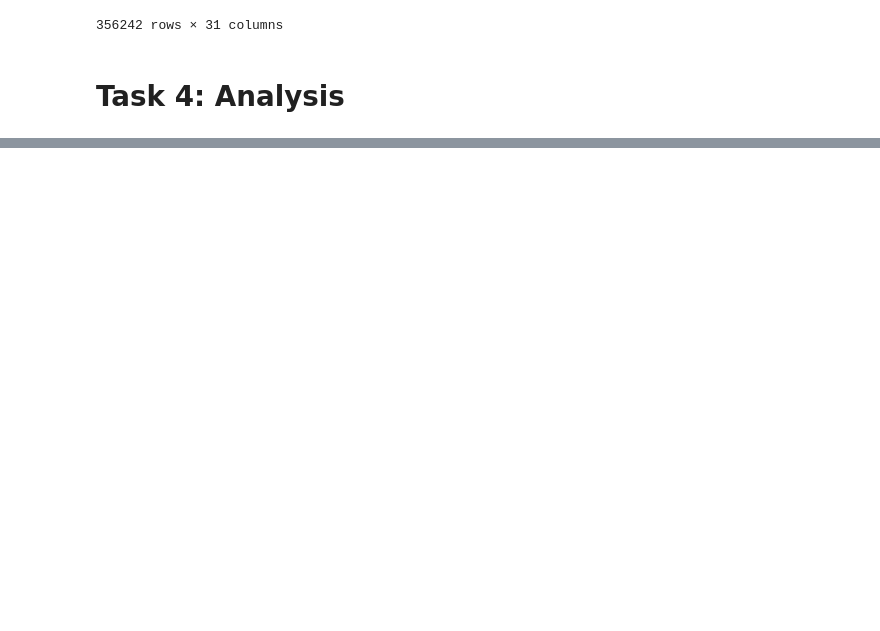
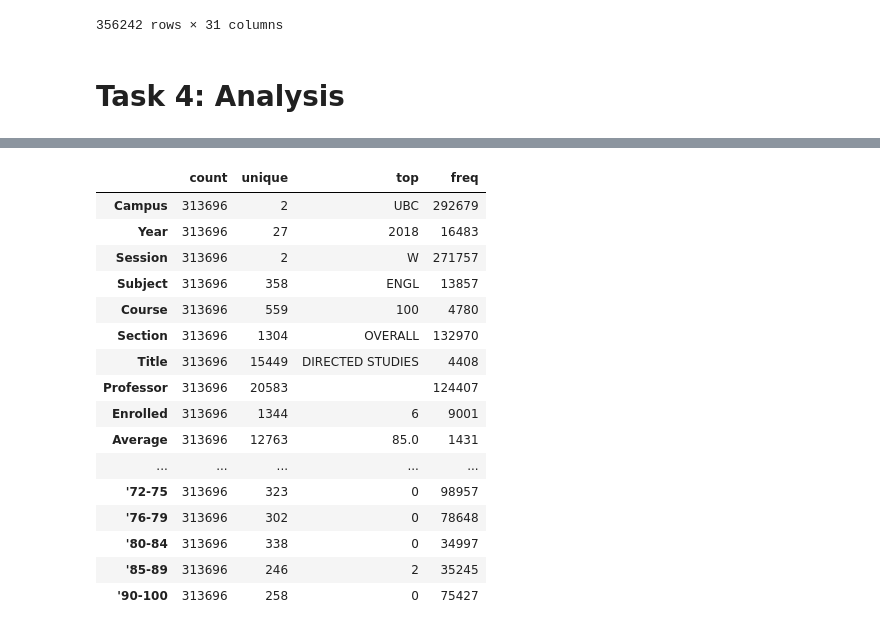
Before and after one commit to ubco-W2022T1-cosc301/project-group27, a Jupyter notebook: notebooks/analysis1.ipynb, the cells around one changed output, grey strips where cells are left out. Saved outputs shown, nothing was run; the diff lists cells and outputs as text; code cells hidden in the pictures; blank space fills up the shorter version.

```diff
--- a/notebooks/analysis1.ipynb
+++ b/notebooks/analysis1.ipynb
@@ -235,0 +291,20 @@ clean_data
+# %%
+cd.describe().T
+# %% [output]
+|  | count | unique | top | freq |
+| Campus | 313696 | 2 | UBC | 292679 |
+| Year | 313696 | 27 | 2018 | 16483 |
+| Session | 313696 | 2 | W | 271757 |
+| Subject | 313696 | 358 | ENGL | 13857 |
+| Course | 313696 | 559 | 100 | 4780 |
+| Section | 313696 | 1304 | OVERALL | 132970 |
+| Title | 313696 | 15449 | DIRECTED STUDIES | 4408 |
+| Professor | 313696 | 20583 |  | 124407 |
+| Enrolled | 313696 | 1344 | 6 | 9001 |
+| Average | 313696 | 12763 | 85.0 | 1431 |
+| ... | ... | ... | ... | ... |
+| '72-75 | 313696 | 323 | 0 | 98957 |
+| '76-79 | 313696 | 302 | 0 | 78648 |
+| '80-84 | 313696 | 338 | 0 | 34997 |
+| '85-89 | 313696 | 246 | 2 | 35245 |
+| '90-100 | 313696 | 258 | 0 | 75427 |
```
Also changed, not shown: parts of 13 cells of this notebook, 2 other files.
